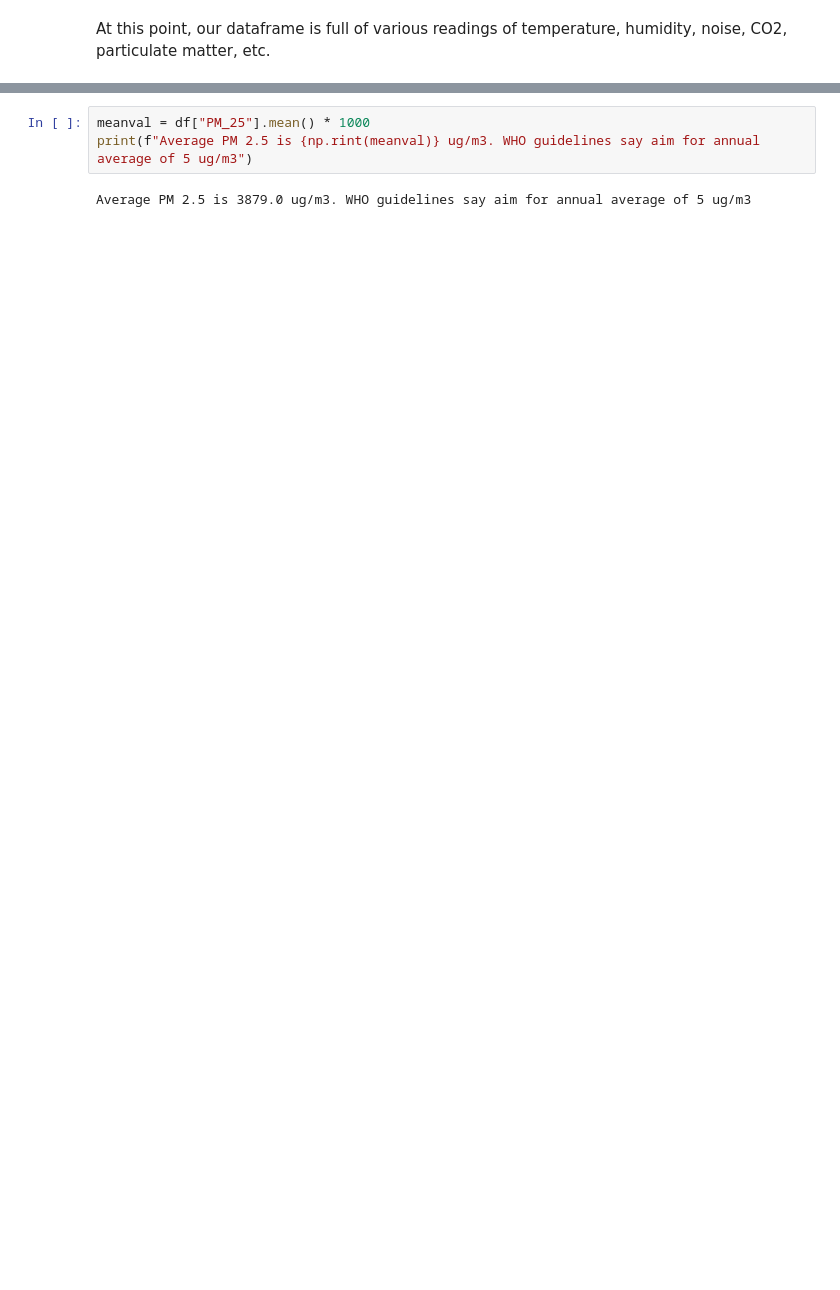
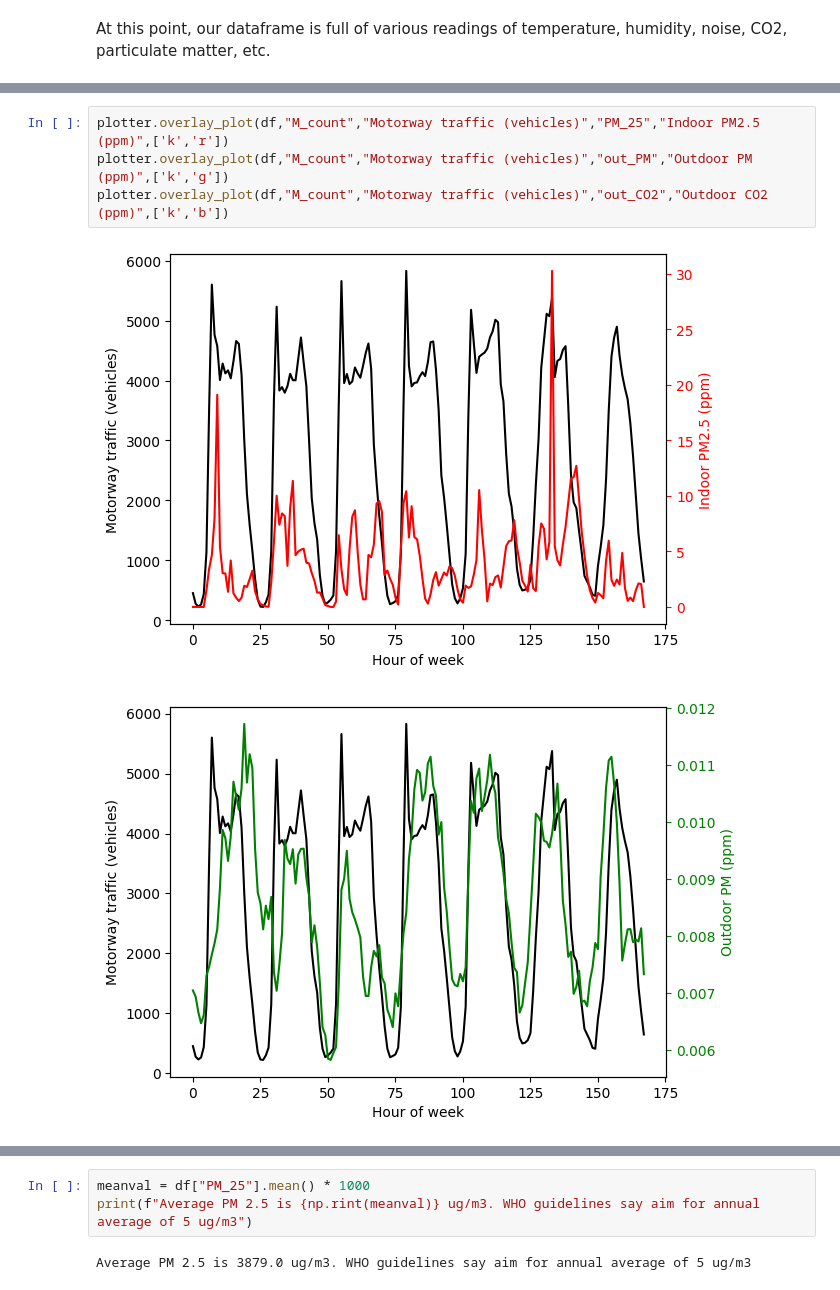
Before and after one commit to cooscoos/air_qual, a Jupyter notebook: README.ipynb, the cells around one changed output, grey strips where cells are left out. Cells and saved outputs as stored; diff of their text form; blank space fills up the shorter version.

```diff
--- a/README.ipynb
+++ b/README.ipynb
@@ -94,0 +103,7 @@ df.plot.scatter(x="M_count",y="PM_25", ylabel="PM 2.5 (ppm)",xlabel="Motorway tr
+# %%
+plotter.overlay_plot(df,"M_count","Motorway traffic (vehicles)","PM_25","Indoor PM2.5 (ppm)",['k','r'])
+plotter.overlay_plot(df,"M_count","Motorway traffic (vehicles)","out_PM","Outdoor PM (ppm)",['k','g'])
+plotter.overlay_plot(df,"M_count","Motorway traffic (vehicles)","out_CO2","Outdoor CO2 (ppm)",['k','b'])
+# %% [output]
+[figure, added]
+[figure, added]
```
Also changed, not shown: parts of 29 cells of this notebook, 15 other files.
